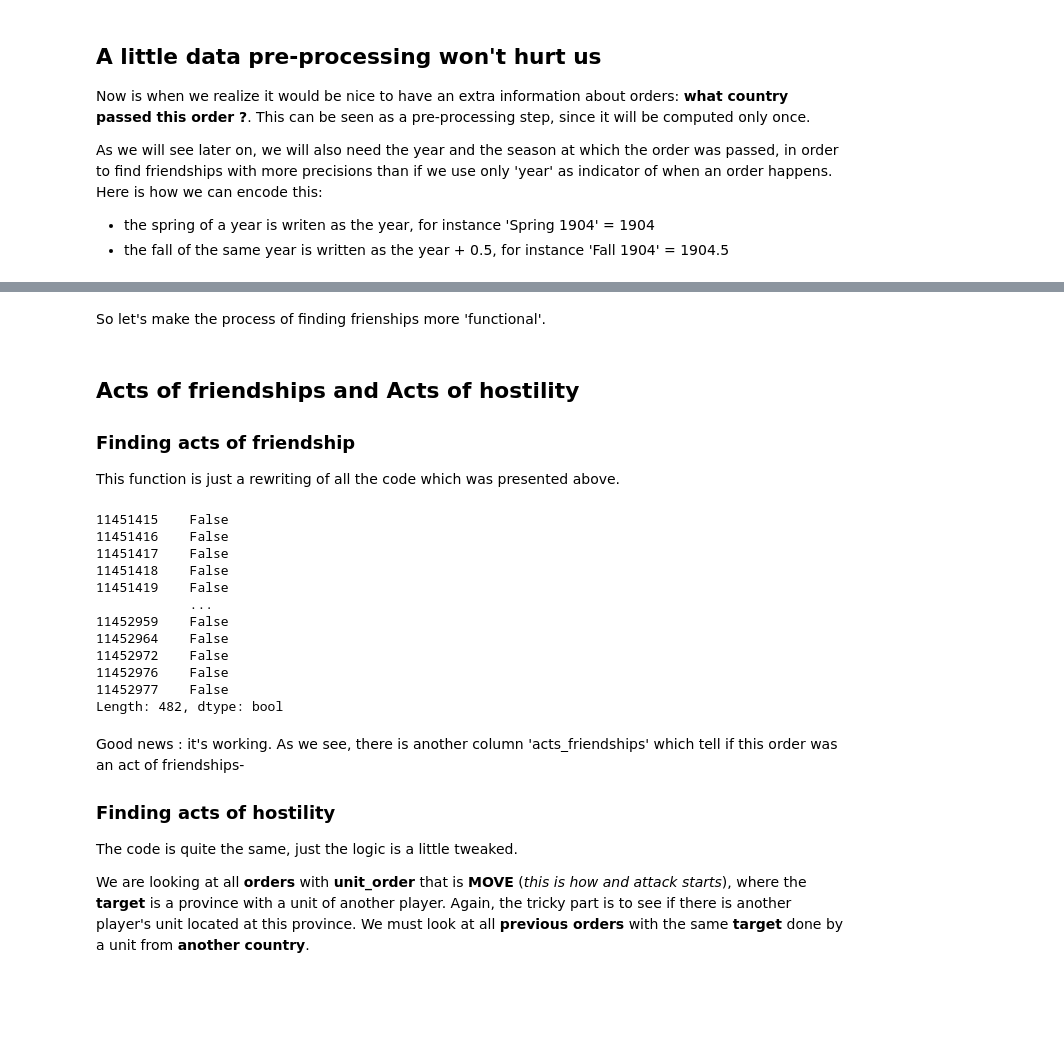
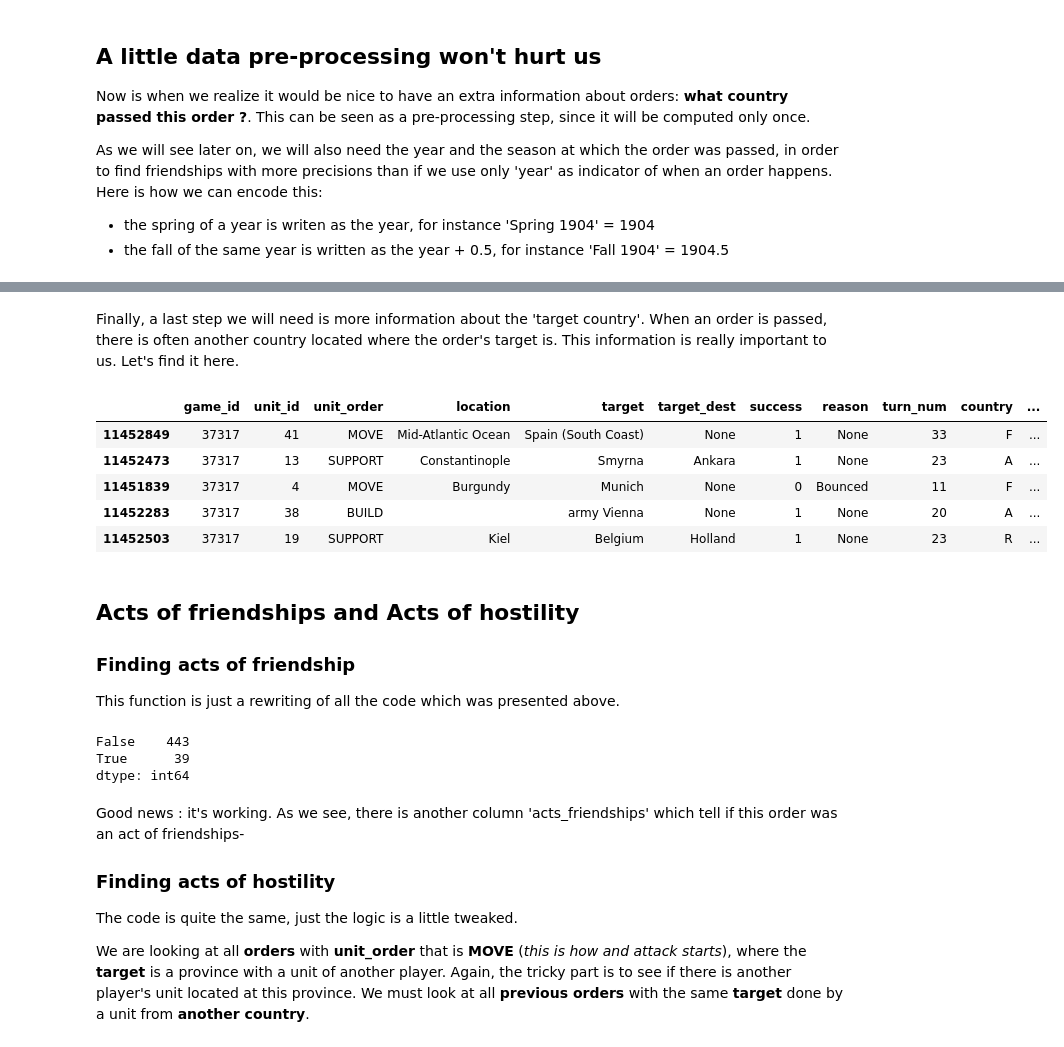
Before and after one commit to epfl-ada/ada-2020-project-milestone-p3-p3_chic, a Jupyter notebook: p4.ipynb, the cells around one changed output, grey strips where cells are left out. Cells and saved outputs as stored; diff of their text form; code cells hidden in the pictures; blank space fills up the shorter version.

```diff
--- a/p4.ipynb
+++ b/p4.ipynb
@@ -192,5 +186,31 @@ orders.head(3)
-# %% [markdown]
-So let's make the process of finding frienships more 'functional'.
+# %% [markdown]
+Finally, a last step we will need is more information about the 'target country'. When an order is passed, there is often another country located where the order's target is. This information is really important to us. Let's find it here.
+# %%
+def get_target_country(order):
+    """Given an order MODE or SUPPORT, it returns the country that controls the target province"""
+    if order.unit_order not in ["MOVE", "SUPPORT"]: return ""
+    # get the last move orders to this province
+    q = "unit_order == 'MOVE' & success == 1 & target == '{}' & turn_num < {}".format(order.target, order.turn_num)
+    last_move_orders = orders.query(q)
+    if len(last_move_orders):
+        # extract the order
+        last_move_order = last_move_orders.iloc[-1]
+        return last_move_order.country
+    else:
+        # this is when there never was a successful move toward this
+        return "None"
+
+# get target country
+targets = orders.apply(get_target_country, axis = 1)
+orders["target_country"] = targets
+orders.sample(5)
+# %% [output]
+|  | game_id | unit_id | unit_order | location | target | target_dest | success | reason | turn_num | country | ... |
+| 11452849 | 37317 | 41 | MOVE | Mid-Atlantic Ocean | Spain (South Coast) | None | 1 | None | 33 | F | ... |
+| 11452473 | 37317 | 13 | SUPPORT | Constantinople | Smyrna | Ankara | 1 | None | 23 | A | ... |
+| 11451839 | 37317 | 4 | MOVE | Burgundy | Munich | None | 0 | Bounced | 11 | F | ... |
+| 11452283 | 37317 | 38 | BUILD |  | army Vienna | None | 1 | None | 20 | A | ... |
+| 11452503 | 37317 | 19 | SUPPORT | Kiel | Belgium | Holland | 1 | None | 23 | R | ... |
 # %% [markdown]
 ## Acts of **friendships** and Acts of **hostility**
 
@@ -212,20 +232,11 @@ def is_order_act_of_friendship(support_order):
 # %%
 # so we may add this to the orders dataframe
 acts_of_friendships = orders.apply(is_order_act_of_friendship, axis = 1)
-acts_of_friendships
+acts_of_friendships.value_counts()
 # %% [output]
-11451415    False
-11451416    False
-11451417    False
-11451418    False
-11451419    False
-            ...
-11452959    False
-11452964    False
-11452972    False
-11452976    False
-11452977    False
-Length: 482, dtype: bool
+False    443
+True      39
+dtype: int64
 # %% [markdown]
 Good news : it's working. As we see, there is another column 'acts_friendships' which tell if this order was an act of friendships-
 
```
Also changed, not shown: parts of 11 cells of this notebook, 1 other file.
